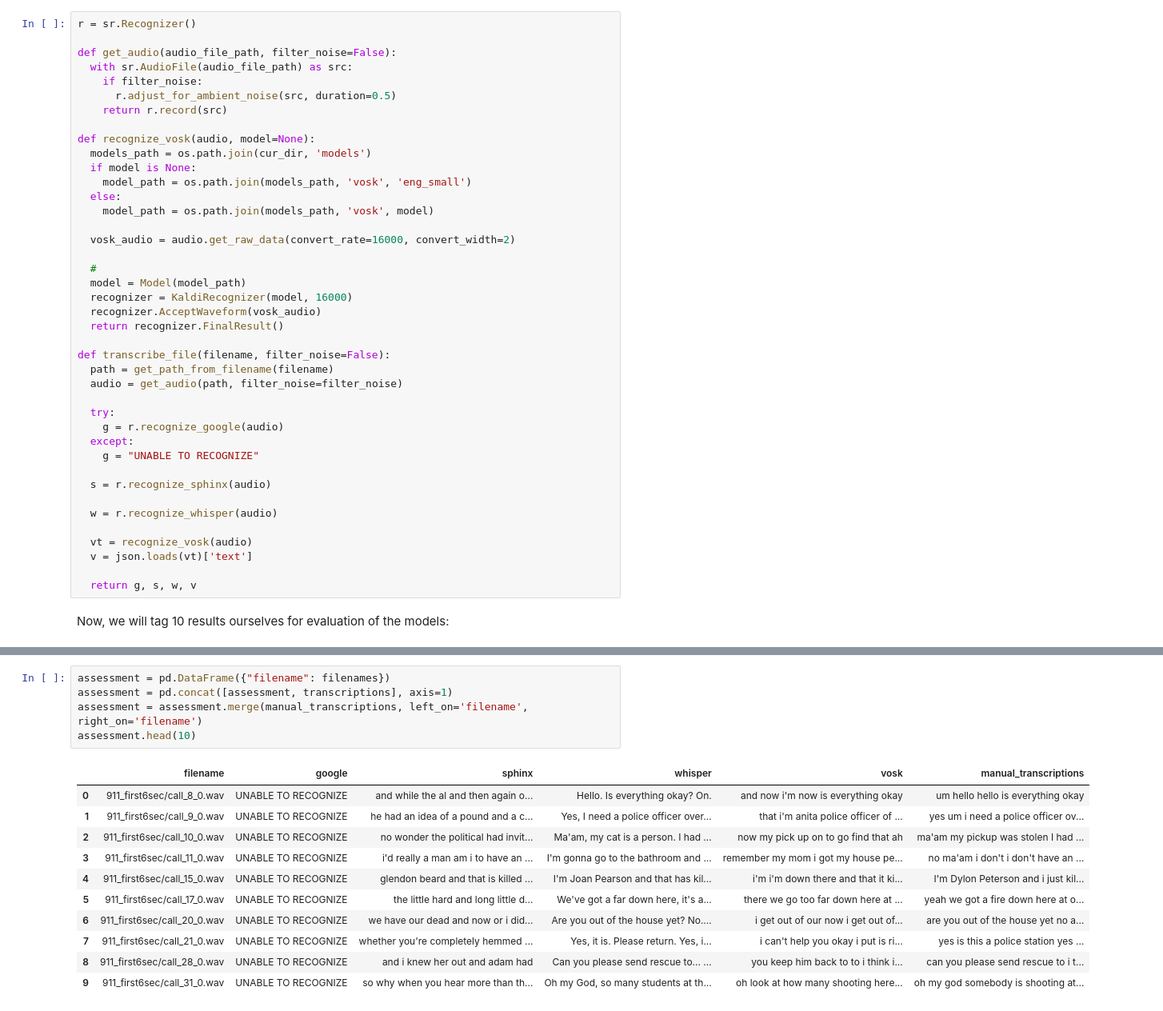
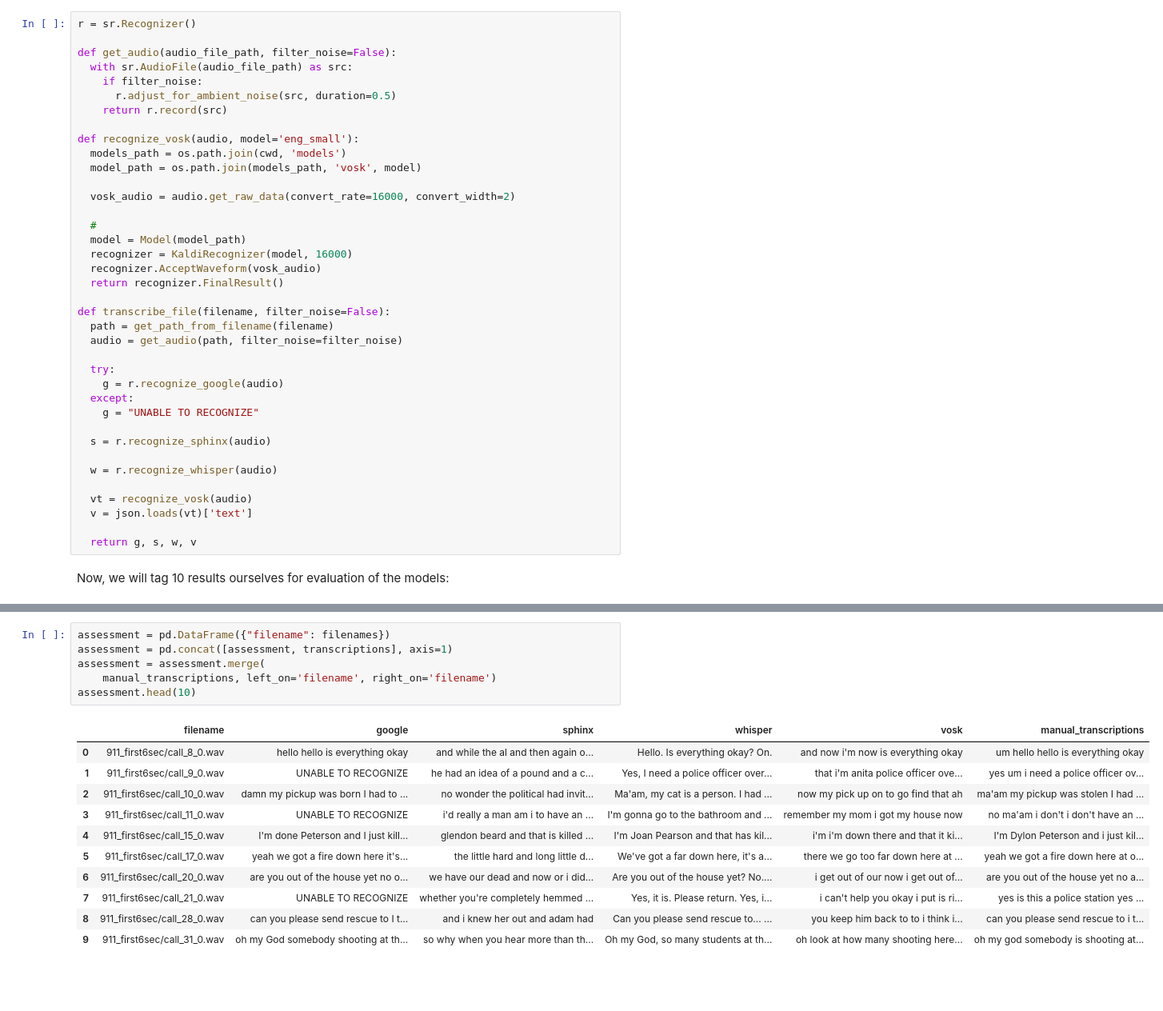
Before and after one commit to ramwtz/data-science-project, a Jupyter notebook: 911_project.ipynb, the cells around one changed output, grey strips where cells are left out. Shown at 80% size. Drawn from its saved outputs; the diff is of its cells as text; blank space fills up the shorter version.

```diff
--- a/911_project.ipynb
+++ b/911_project.ipynb
@@ -1258,12 +1259,9 @@ def get_audio(audio_file_path, filter_noise=False):
       r.adjust_for_ambient_noise(src, duration=0.5)
     return r.record(src)
 
-def recognize_vosk(audio, model=None):
-  models_path = os.path.join(cur_dir, 'models')
-  if model is None:
-    model_path = os.path.join(models_path, 'vosk', 'eng_small')
-  else:
-    model_path = os.path.join(models_path, 'vosk', model)
+def recognize_vosk(audio, model='eng_small'):
+  models_path = os.path.join(cwd, 'models')
+  model_path = os.path.join(models_path, 'vosk', model)
 
   vosk_audio = audio.get_raw_data(convert_rate=16000, convert_width=2)
 
@@ -1346,20 +1326,21 @@ Let's create a separate dataframe that will include the transcription of the mod
 # %%
 assessment = pd.DataFrame({"filename": filenames})
 assessment = pd.concat([assessment, transcriptions], axis=1)
-assessment = assessment.merge(manual_transcriptions, left_on='filename', right_on='filename')
+assessment = assessment.merge(
+    manual_transcriptions, left_on='filename', right_on='filename')
 assessment.head(10)
 # %% [output]
 |  | filename | google | sphinx | whisper | vosk | manual_transcriptions |
-| 0 | 911_first6sec/call_8_0.wav | UNABLE TO RECOGNIZE | and while the al and then again o... | Hello. Is everything okay? On. | and now i'm now is everything okay | um hello hello is everything okay |
-| 1 | 911_first6sec/call_9_0.wav | UNABLE TO RECOGNIZE | he had an idea of a pound and a c... | Yes, I need a police officer over... | that i'm anita police officer of ... | yes um i need a police officer ov... |
-| 2 | 911_first6sec/call_10_0.wav | UNABLE TO RECOGNIZE | no wonder the political had invit... | Ma'am, my cat is a person. I had ... | now my pick up on to go find that ah | ma'am my pickup was stolen I had ... |
-| 3 | 911_first6sec/call_11_0.wav | UNABLE TO RECOGNIZE | i'd really a man am i to have an ... | I'm gonna go to the bathroom and ... | remember my mom i got my house pe... | no ma'am i don't i don't have an ... |
-| 4 | 911_first6sec/call_15_0.wav | UNABLE TO RECOGNIZE | glendon beard and that is killed ... | I'm Joan Pearson and that has kil... | i'm i'm down there and that it ki... | I'm Dylon Peterson and i just kil... |
-| 5 | 911_first6sec/call_17_0.wav | UNABLE TO RECOGNIZE | the little hard and long little d... | We've got a far down here, it's a... | there we go too far down here at ... | yeah we got a fire down here at o... |
-| 6 | 911_first6sec/call_20_0.wav | UNABLE TO RECOGNIZE | we have our dead and now or i did... | Are you out of the house yet? No.... | i get out of our now i get out of... | are you out of the house yet no a... |
+| 0 | 911_first6sec/call_8_0.wav | hello hello is everything okay | and while the al and then again o... | Hello. Is everything okay? On. | and now i'm now is everything okay | um hello hello is everything okay |
+| 1 | 911_first6sec/call_9_0.wav | UNABLE TO RECOGNIZE | he had an idea of a pound and a c... | Yes, I need a police officer over... | that i'm anita police officer ove... | yes um i need a police officer ov... |
+| 2 | 911_first6sec/call_10_0.wav | damn my pickup was born I had to ... | no wonder the political had invit... | Ma'am, my cat is a person. I had ... | now my pick up on to go find that ah | ma'am my pickup was stolen I had ... |
+| 3 | 911_first6sec/call_11_0.wav | UNABLE TO RECOGNIZE | i'd really a man am i to have an ... | I'm gonna go to the bathroom and ... | remember my mom i got my house now | no ma'am i don't i don't have an ... |
+| 4 | 911_first6sec/call_15_0.wav | I'm done Peterson and I just kill... | glendon beard and that is killed ... | I'm Joan Pearson and that has kil... | i'm i'm down there and that it ki... | I'm Dylon Peterson and i just kil... |
+| 5 | 911_first6sec/call_17_0.wav | yeah we got a fire down here it's... | the little hard and long little d... | We've got a far down here, it's a... | there we go too far down here at ... | yeah we got a fire down here at o... |
+| 6 | 911_first6sec/call_20_0.wav | are you out of the house yet no o... | we have our dead and now or i did... | Are you out of the house yet? No.... | i get out of our now i get out of... | are you out of the house yet no a... |
 | 7 | 911_first6sec/call_21_0.wav | UNABLE TO RECOGNIZE | whether you're completely hemmed ... | Yes, it is. Please return. Yes, i... | i can't help you okay i put is ri... | yes is this a police station yes ... |
-| 8 | 911_first6sec/call_28_0.wav | UNABLE TO RECOGNIZE | and i knew her out and adam had | Can you please send rescue to... ... | you keep him back to to i think i... | can you please send rescue to i t... |
-| 9 | 911_first6sec/call_31_0.wav | UNABLE TO RECOGNIZE | so why when you hear more than th... | Oh my God, so many students at th... | oh look at how many shooting here... | oh my god somebody is shooting at... |
+| 8 | 911_first6sec/call_28_0.wav | can you please send rescue to I t... | and i knew her out and adam had | Can you please send rescue to... ... | you keep him back to to i think i... | can you please send rescue to i t... |
+| 9 | 911_first6sec/call_31_0.wav | oh my God somebody shooting at th... | so why when you hear more than th... | Oh my God, so many students at th... | oh look at how many shooting here... | oh my god somebody is shooting at... |
 # %% [markdown]
 Now, we will use difflib's SequenceMatcher to assess the results, to try and pin a number to how the models did:
 # %%
```
Also changed, not shown: parts of 42 cells of this notebook.
